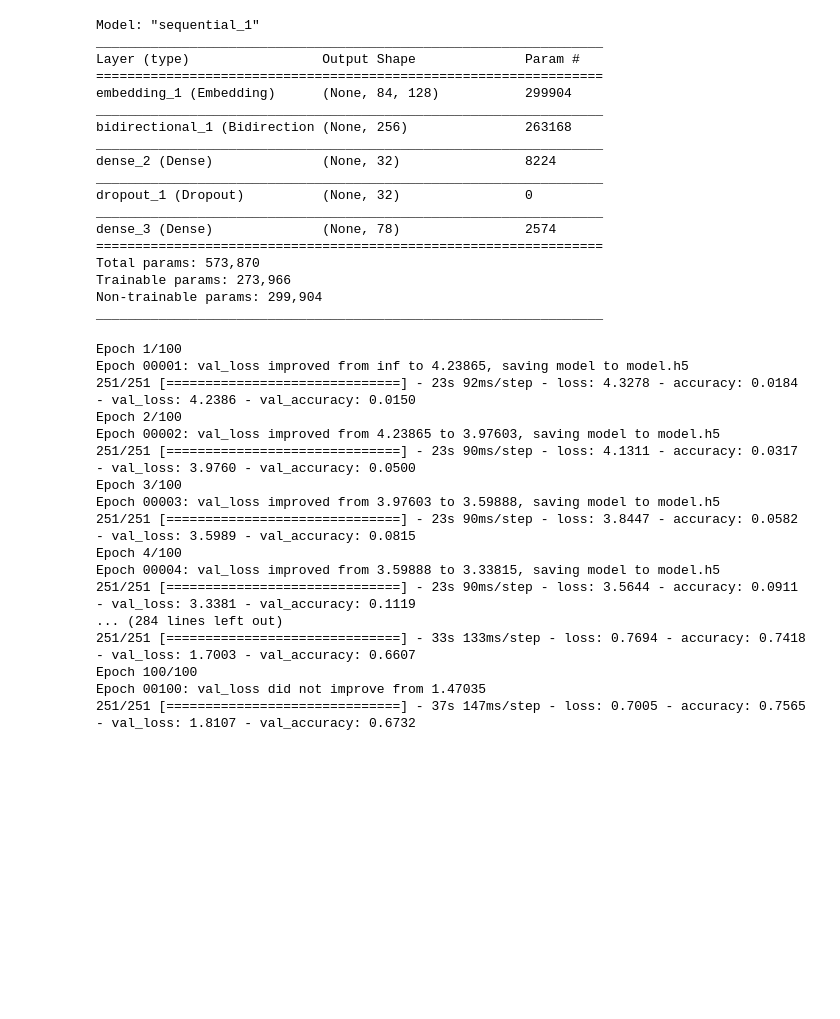
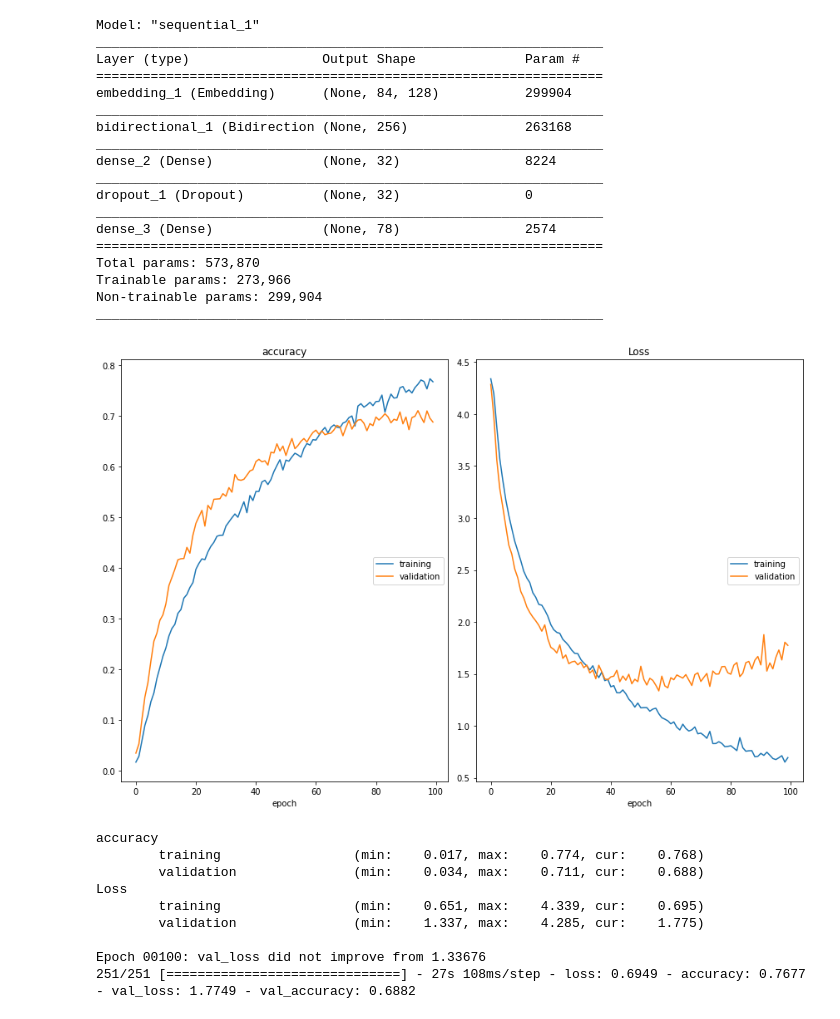
Before and after one commit to BONDHU-BOT/Intent-Classification-using-Deep-Learning, a Jupyter notebook: Intent_classification_using_Deep_Learning.ipynb, the cells around one changed output. Drawn from its saved outputs; the diff is of its cells as text; code cells hidden in the pictures; blank space fills up the shorter version.

```diff
--- a/Intent_classification_using_Deep_Learning.ipynb
+++ b/Intent_classification_using_Deep_Learning.ipynb
@@ -287,34 +279,27 @@ _________________________________________________________________
 # %%
 filename = 'model.h5'
 checkpoint = ModelCheckpoint(filename,
                              monitor='val_loss',
                              verbose=1,
                              save_best_only=True,
                              mode='min')
 
 hist = model_lstm.fit(train_X, train_Y,
                  epochs = 100,
                  batch_size = 32,
                  validation_data = (val_X, val_Y),
-                 callbacks = [checkpoint])
+                 callbacks = [PlotLossesKeras(), checkpoint])
 # %% [output]
+[figure, added]
-Epoch 1/100
-Epoch 00001: val_loss improved from inf to 4.23865, saving model to model.h5
-251/251 [==============================] - 23s 92ms/step - loss: 4.3278 - accuracy: 0.0184 - val_loss: 4.2386 - val_accuracy: 0.0150
-Epoch 2/100
-Epoch 00002: val_loss improved from 4.23865 to 3.97603, saving model to model.h5
-251/251 [==============================] - 23s 90ms/step - loss: 4.1311 - accuracy: 0.0317 - val_loss: 3.9760 - val_accuracy: 0.0500
-Epoch 3/100
-Epoch 00003: val_loss improved from 3.97603 to 3.59888, saving model to model.h5
-251/251 [==============================] - 23s 90ms/step - loss: 3.8447 - accuracy: 0.0582 - val_loss: 3.5989 - val_accuracy: 0.0815
-Epoch 4/100
-Epoch 00004: val_loss improved from 3.59888 to 3.33815, saving model to model.h5
-251/251 [==============================] - 23s 90ms/step - loss: 3.5644 - accuracy: 0.0911 - val_loss: 3.3381 - val_accuracy: 0.1119
-... (284 lines left out)
-251/251 [==============================] - 33s 133ms/step - loss: 0.7694 - accuracy: 0.7418 - val_loss: 1.7003 - val_accuracy: 0.6607
-Epoch 100/100
-Epoch 00100: val_loss did not improve from 1.47035
-251/251 [==============================] - 37s 147ms/step - loss: 0.7005 - accuracy: 0.7565 - val_loss: 1.8107 - val_accuracy: 0.6732
+accuracy
+        training                 (min:    0.017, max:    0.774, cur:    0.768)
+        validation               (min:    0.034, max:    0.711, cur:    0.688)
+Loss
+        training                 (min:    0.651, max:    4.339, cur:    0.695)
+        validation               (min:    1.337, max:    4.285, cur:    1.775)
+
+Epoch 00100: val_loss did not improve from 1.33676
+251/251 [==============================] - 27s 108ms/step - loss: 0.6949 - accuracy: 0.7677 - val_loss: 1.7749 - val_accuracy: 0.6882
 # %%
 model_lstm = load_model("model.h5")
 # %%
```
Also changed, not shown: parts of 13 cells of this notebook, 5 other files.
